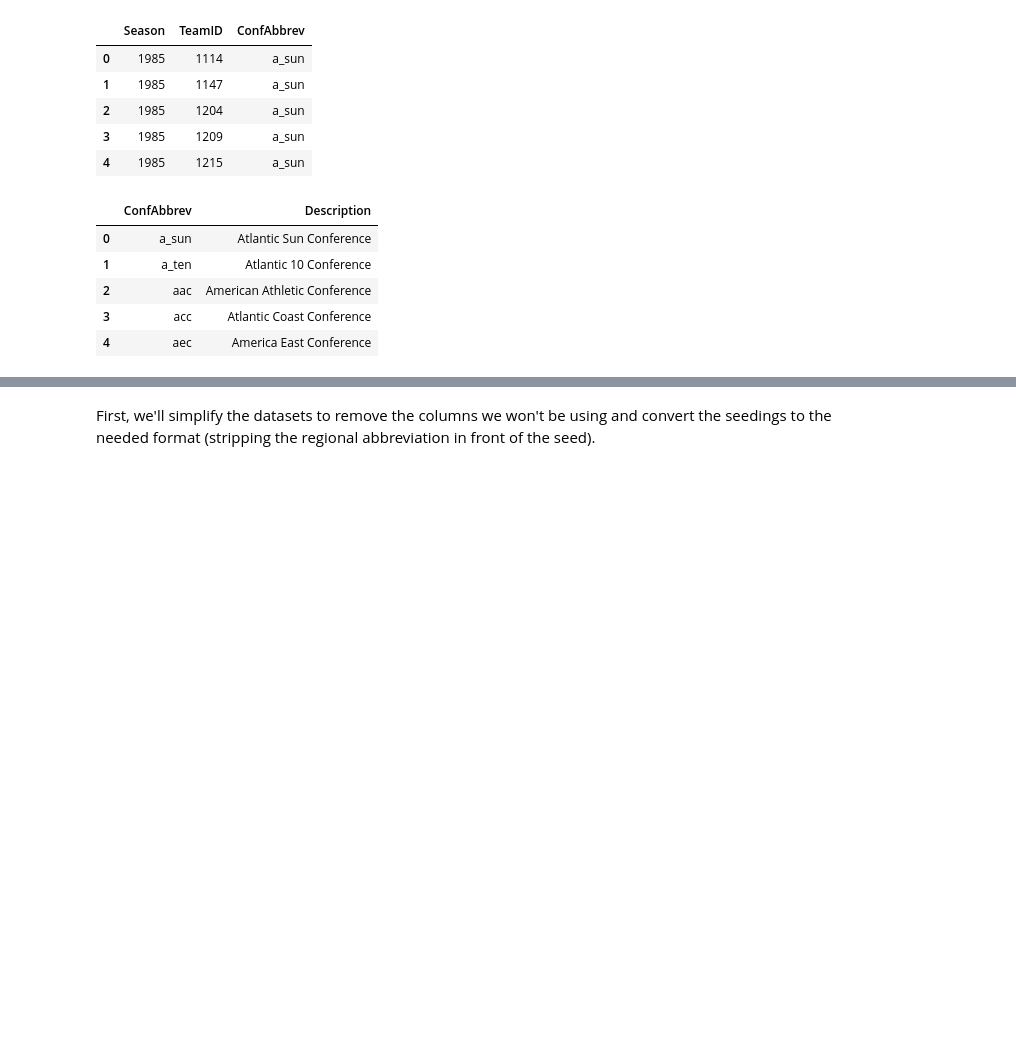
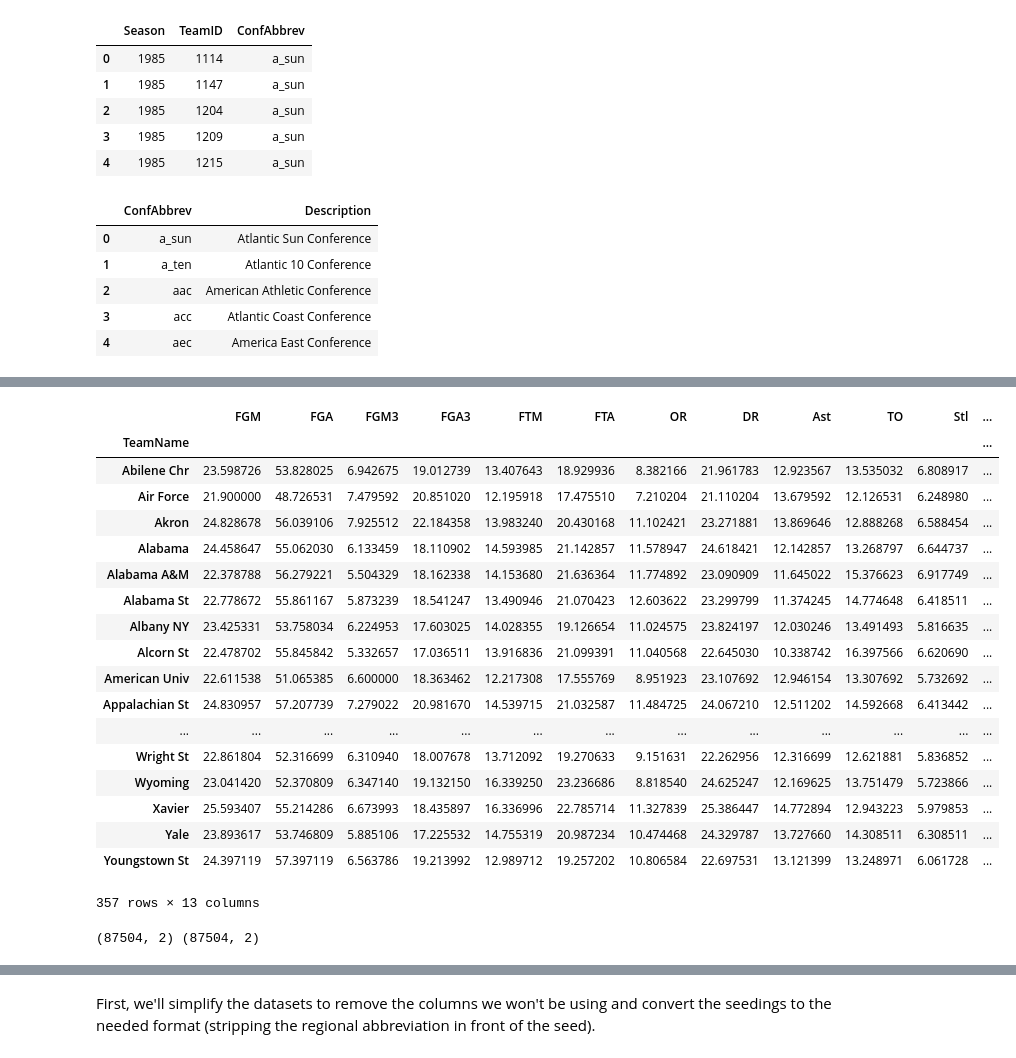
Before and after one commit to darthkenobi5319/ICP, a Jupyter notebook: Project/Basic Starter Kernel - NCAA Men's Dataset 2019.ipynb, the cells around one changed output, grey strips where cells are left out. Saved outputs shown, nothing was run; the diff lists cells and outputs as text; code cells hidden in the pictures; blank space fills up the shorter version.

```diff
--- a/Project/Basic Starter Kernel - NCAA Men's Dataset 2019.ipynb
+++ b/Project/Basic Starter Kernel - NCAA Men's Dataset 2019.ipynb
@@ -133,0 +196,48 @@ Index(['Season', 'DayNum', 'WTeamID', 'WScore', 'LTeamID', 'LScore', 'WLoc',
+# %%
+def getAverage():
+    df_winning_teams = df_reg_season_joined[['WFGM', 'WFGA', 'WFGM3', 'WFGA3', 'WFTM', 'WFTA', 'WOR', 'WDR',
+            'WAst', 'WTO', 'WStl', 'WBlk', 'WPF', 'WinningTeamName']]
+    df_losing_teams = df_reg_season_joined[['LFGM', 'LFGA', 'LFGM3', 'LFGA3', 'LFTM', 'LFTA', 'LOR', 'LDR',
+            'LAst', 'LTO', 'LStl', 'LBlk', 'LPF', 'LosingTeamName',]]
+    columnDictWin = dict()
+    columnDictLosing = dict()
+
+    list1 = ['WFGM', 'WFGA', 'WFGM3', 'WFGA3', 'WFTM', 'WFTA', 'WOR', 'WDR',
+            'WAst', 'WTO', 'WStl', 'WBlk', 'WPF', 'WinningTeamName']
+    list2 = ['LFGM', 'LFGA', 'LFGM3', 'LFGA3', 'LFTM', 'LFTA', 'LOR', 'LDR',
+            'LAst', 'LTO', 'LStl', 'LBlk', 'LPF', 'LosingTeamName',]
+    list3 = ['FGM', 'FGA', 'FGM3', 'FGA3', 'FTM', 'FTA', 'OR', 'DR',
+            'Ast', 'TO', 'Stl', 'Blk', 'PF', 'TeamName',]
+    for i in range(len(list1)):
+        columnDictWin[list1[i]] = list3[i]
+        columnDictLosing[list2[i]] = list3[i]
+
+    df_losing_teams = df_losing_teams.rename(columns= columnDictLosing)
+    df_winning_teams = df_winning_teams.rename(columns= columnDictWin)
+    df = pd.concat([df_winning_teams,df_losing_teams], axis = 0)
+    df = df.groupby('TeamName').mean()
+    return df
+# %%
+df_average = getAverage()
+# %%
+df_average
+# %% [output]
+|  | FGM | FGA | FGM3 | FGA3 | FTM | FTA | OR | DR | Ast | TO | Stl | ... |
+| TeamName |  |  |  |  |  |  |  |  |  |  |  | ... |
+| Abilene Chr | 23.598726 | 53.828025 | 6.942675 | 19.012739 | 13.407643 | 18.929936 | 8.382166 | 21.961783 | 12.923567 | 13.535032 | 6.808917 | ... |
+| Air Force | 21.900000 | 48.726531 | 7.479592 | 20.851020 | 12.195918 | 17.475510 | 7.210204 | 21.110204 | 13.679592 | 12.126531 | 6.248980 | ... |
+| Akron | 24.828678 | 56.039106 | 7.925512 | 22.184358 | 13.983240 | 20.430168 | 11.102421 | 23.271881 | 13.869646 | 12.888268 | 6.588454 | ... |
+| Alabama | 24.458647 | 55.062030 | 6.133459 | 18.110902 | 14.593985 | 21.142857 | 11.578947 | 24.618421 | 12.142857 | 13.268797 | 6.644737 | ... |
+| Alabama A&M | 22.378788 | 56.279221 | 5.504329 | 18.162338 | 14.153680 | 21.636364 | 11.774892 | 23.090909 | 11.645022 | 15.376623 | 6.917749 | ... |
+| Alabama St | 22.778672 | 55.861167 | 5.873239 | 18.541247 | 13.490946 | 21.070423 | 12.603622 | 23.299799 | 11.374245 | 14.774648 | 6.418511 | ... |
+| Albany NY | 23.425331 | 53.758034 | 6.224953 | 17.603025 | 14.028355 | 19.126654 | 11.024575 | 23.824197 | 12.030246 | 13.491493 | 5.816635 | ... |
+| Alcorn St | 22.478702 | 55.845842 | 5.332657 | 17.036511 | 13.916836 | 21.099391 | 11.040568 | 22.645030 | 10.338742 | 16.397566 | 6.620690 | ... |
+| American Univ | 22.611538 | 51.065385 | 6.600000 | 18.363462 | 12.217308 | 17.555769 | 8.951923 | 23.107692 | 12.946154 | 13.307692 | 5.732692 | ... |
+| Appalachian St | 24.830957 | 57.207739 | 7.279022 | 20.981670 | 14.539715 | 21.032587 | 11.484725 | 24.067210 | 12.511202 | 14.592668 | 6.413442 | ... |
+| ... | ... | ... | ... | ... | ... | ... | ... | ... | ... | ... | ... | ... |
+| Wright St | 22.861804 | 52.316699 | 6.310940 | 18.007678 | 13.712092 | 19.270633 | 9.151631 | 22.262956 | 12.316699 | 12.621881 | 5.836852 | ... |
+| Wyoming | 23.041420 | 52.370809 | 6.347140 | 19.132150 | 16.339250 | 23.236686 | 8.818540 | 24.625247 | 12.169625 | 13.751479 | 5.723866 | ... |
+| Xavier | 25.593407 | 55.214286 | 6.673993 | 18.435897 | 16.336996 | 22.785714 | 11.327839 | 25.386447 | 14.772894 | 12.943223 | 5.979853 | ... |
+| Yale | 23.893617 | 53.746809 | 5.885106 | 17.225532 | 14.755319 | 20.987234 | 10.474468 | 24.329787 | 13.727660 | 14.308511 | 6.308511 | ... |
+| Youngstown St | 24.397119 | 57.397119 | 6.563786 | 19.213992 | 12.989712 | 19.257202 | 10.806584 | 22.697531 | 13.121399 | 13.248971 | 6.061728 | ... |
+357 rows × 13 columns
@@ -133,0 +247,7 @@ Index(['Season', 'DayNum', 'WTeamID', 'WScore', 'LTeamID', 'LScore', 'WLoc',
+# %%
+df_matchup = df_matchup.rename(columns= {'WinningTeamName':'Team1','LosingTeamName':'Team2'})
+df_matchup2 = df_matchup.rename(columns= {'WinningTeamName':'Team2','LosingTeamName':'Team1'})
+print(df_matchup.shape,df_matchup2.shape)
+df_match_data = pd.concat([df_matchup,df_matchup2], axis = 0)
+# %% [output]
+(87504, 2) (87504, 2)
```
Also changed, not shown: parts of 23 cells of this notebook, 2 other files.
